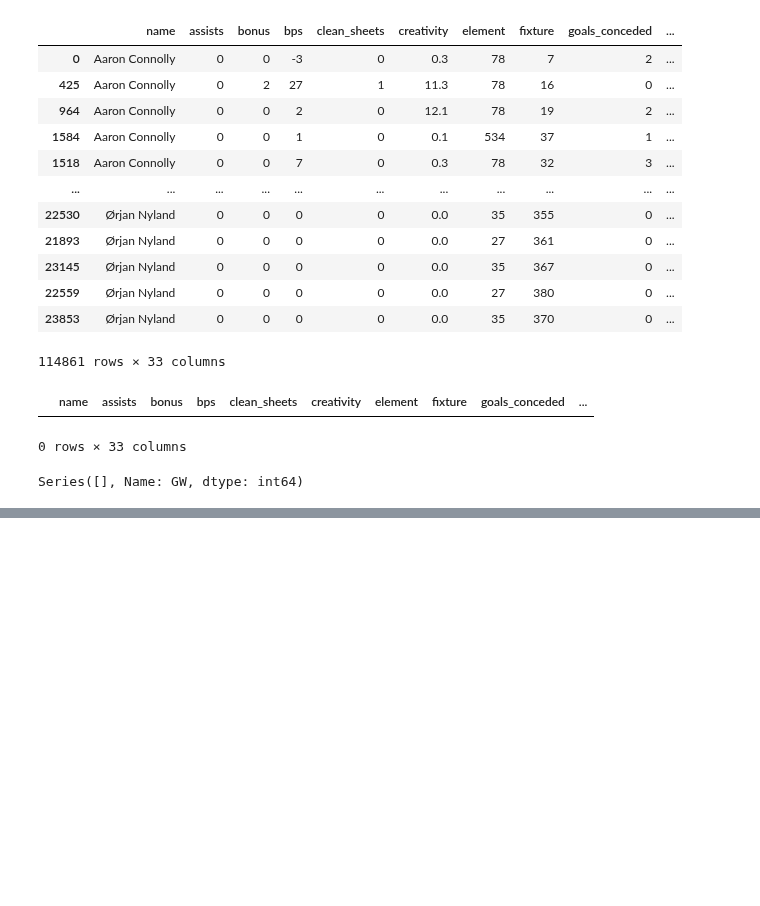
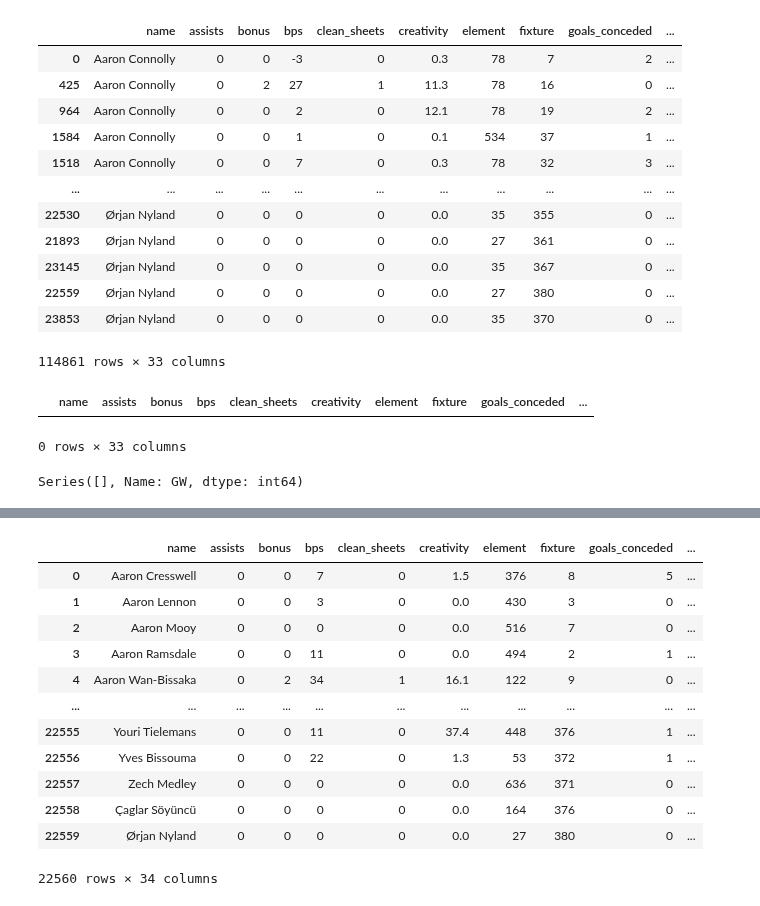
Before and after one commit to 1kruidenp/fflpred, a Jupyter notebook: notebooks/fflpred.ipynb, the cells around one changed output, grey strips where cells are left out. Drawn from its saved outputs; the diff is of its cells as text; code cells hidden in the pictures; blank space fills up the shorter version.

```diff
--- a/notebooks/fflpred.ipynb
+++ b/notebooks/fflpred.ipynb
@@ -274,0 +473,41 @@ Series([], Name: GW, dtype: int64)
+# %%
+raw_teams=[players_raw_16, players_raw_17_18, players_raw_18_19, players_raw_19_20, players_raw_20_21]
+
+for teams in raw_teams: #Iterate through the different raw files
+    teams['name']=teams['first_name']+' '+teams['second_name'] #Merge the first and second names of the raw players
+    teams['name']=teams['name'].str.lower() #Set these names to lower
+    for i,row in teams.iterrows(): #Change caglar to çaglar
+        if row['name']=='caglar söyüncü':
+            teams['name'].at[i]='çaglar söyüncü'
+
+#Here we split the data frame into the seasons and join the raw positions on the name
+
+#df17=df.loc[df['season'] == 17].copy()
+#abc=raw17[['name','position']]
+#abc.set_index('name',drop=True,inplace=True)
+#df17=df17.join(abc, on=['name'])
+
+#df18=df.loc[df['season'] == 18].copy()
+#abc=raw18[['name','position']]
+#abc.set_index('name',drop=True,inplace=True)
+#df18=df18.join(abc, on=['name'])
+
+#df19=df.loc[df['season'] == 19].copy()
+#abc=raw19[['name','position']]
+#abc.set_index('name',drop=True,inplace=True)
+#df19=df19.join(abc, on=['name'])
+
+df20=full_data.loc[full_data['season'] == 20].copy()
+abc=players_raw_19_20[['name','team']]
+abc.set_index('name',drop=True,inplace=True)
+df20=df20.join(abc, on=['name'])
+
+#df21=df.loc[df['season'] == 21].copy()
+#abc=raw21[['name','position']]
+#abc.set_index('name',drop=True,inplace=True)
+#df21=df21.join(abc, on=['name'])
+
+#Reconcatenate the data into a complete dataset
+
+#complete_data_teams = pd.concat([df17,df18,df19,df20,df21])
+#complete_data.drop_duplicates(inplace=True) #Drop the duplicates (Danny Ward and Ben Davies)
@@ -274,0 +531,16 @@ Series([], Name: GW, dtype: int64)
+# %%
+df20
+# %% [output]
+|  | name | assists | bonus | bps | clean_sheets | creativity | element | fixture | goals_conceded | ... |
+| 0 | Aaron Cresswell | 0 | 0 | 7 | 0 | 1.5 | 376 | 8 | 5 | ... |
+| 1 | Aaron Lennon | 0 | 0 | 3 | 0 | 0.0 | 430 | 3 | 0 | ... |
+| 2 | Aaron Mooy | 0 | 0 | 0 | 0 | 0.0 | 516 | 7 | 0 | ... |
+| 3 | Aaron Ramsdale | 0 | 0 | 11 | 0 | 0.0 | 494 | 2 | 1 | ... |
+| 4 | Aaron Wan-Bissaka | 0 | 2 | 34 | 1 | 16.1 | 122 | 9 | 0 | ... |
+| ... | ... | ... | ... | ... | ... | ... | ... | ... | ... | ... |
+| 22555 | Youri Tielemans | 0 | 0 | 11 | 0 | 37.4 | 448 | 376 | 1 | ... |
+| 22556 | Yves Bissouma | 0 | 0 | 22 | 0 | 1.3 | 53 | 372 | 1 | ... |
+| 22557 | Zech Medley | 0 | 0 | 0 | 0 | 0.0 | 636 | 371 | 0 | ... |
+| 22558 | Çaglar Söyüncü | 0 | 0 | 0 | 0 | 0.0 | 164 | 376 | 0 | ... |
+| 22559 | Ørjan Nyland | 0 | 0 | 0 | 0 | 0.0 | 27 | 380 | 0 | ... |
+22560 rows × 34 columns
```
Also changed, not shown: parts of 22 cells of this notebook.
